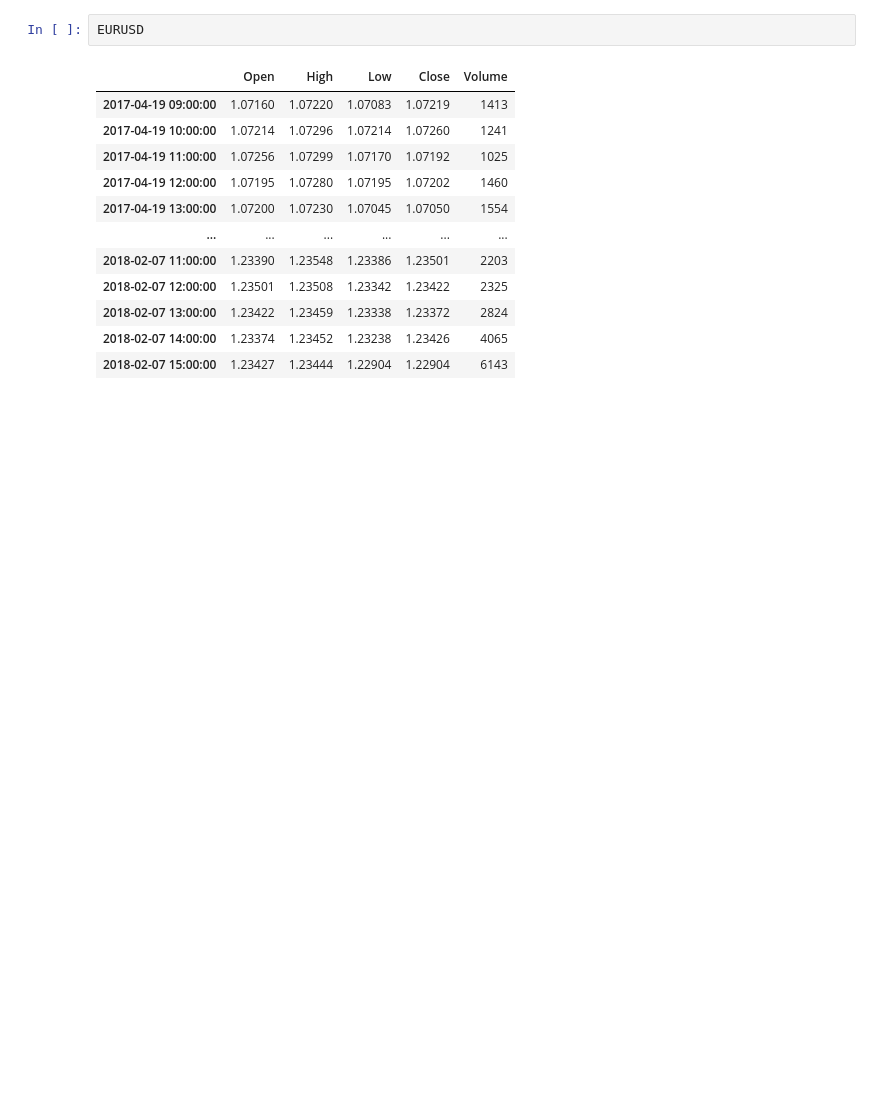
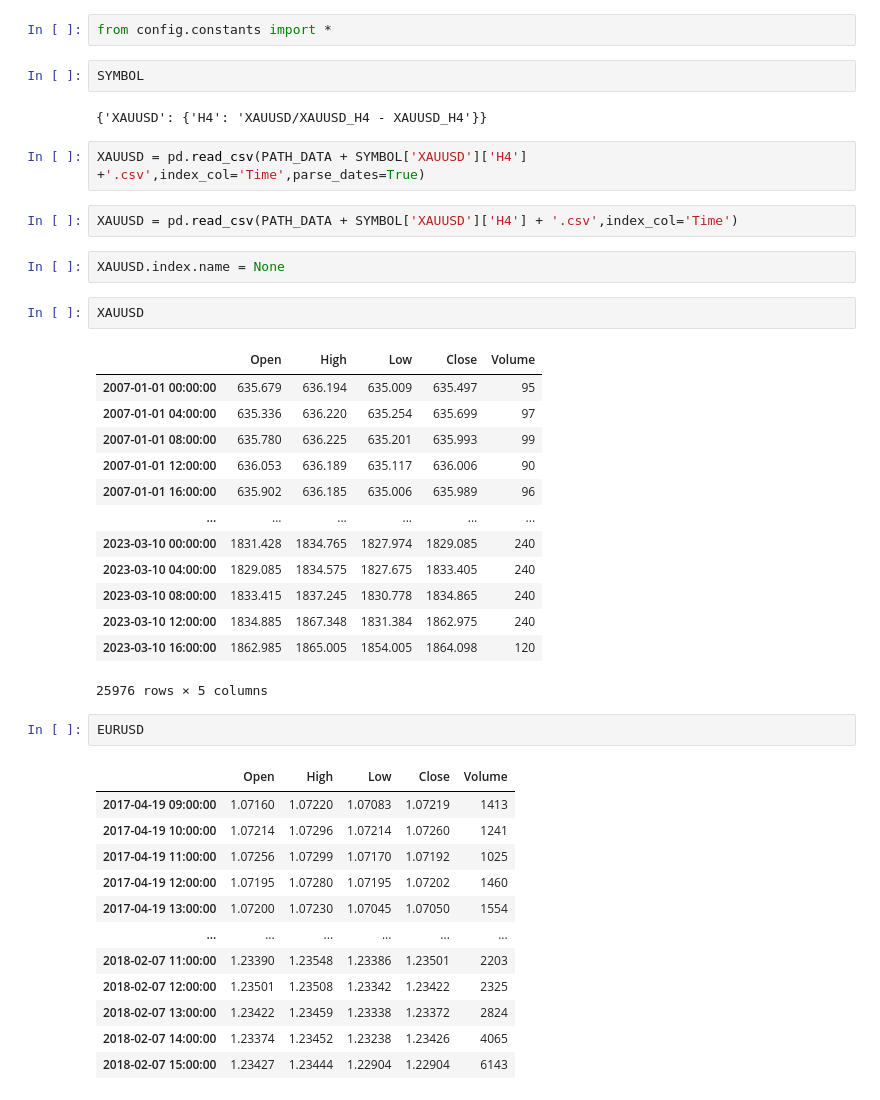
Before and after one commit to Kittipong91/XAUUSD_algorithmic_trading, a Jupyter notebook: notebooks/Backtesting/backtesting.ipynb, the cells around one changed output. Cells and saved outputs as stored; diff of their text form; blank space fills up the shorter version.

```diff
--- a/notebooks/Backtesting/backtesting.ipynb
+++ b/notebooks/Backtesting/backtesting.ipynb
@@ -5,3 +11,31 @@ import numpy as np
+# %%
+from config.constants import *
+# %%
+SYMBOL
+# %% [output]
+{'XAUUSD': {'H4': 'XAUUSD/XAUUSD_H4 - XAUUSD_H4'}}
+# %%
+XAUUSD = pd.read_csv(PATH_DATA + SYMBOL['XAUUSD']['H4'] +'.csv',index_col='Time',parse_dates=True)
+# %%
+XAUUSD = pd.read_csv(PATH_DATA + SYMBOL['XAUUSD']['H4'] + '.csv',index_col='Time')
+# %%
+XAUUSD.index.name = None
+# %%
+XAUUSD
+# %% [output]
+|  | Open | High | Low | Close | Volume |
+| 2007-01-01 00:00:00 | 635.679 | 636.194 | 635.009 | 635.497 | 95 |
+| 2007-01-01 04:00:00 | 635.336 | 636.220 | 635.254 | 635.699 | 97 |
+| 2007-01-01 08:00:00 | 635.780 | 636.225 | 635.201 | 635.993 | 99 |
+| 2007-01-01 12:00:00 | 636.053 | 636.189 | 635.117 | 636.006 | 90 |
+| 2007-01-01 16:00:00 | 635.902 | 636.185 | 635.006 | 635.989 | 96 |
+| ... | ... | ... | ... | ... | ... |
+| 2023-03-10 00:00:00 | 1831.428 | 1834.765 | 1827.974 | 1829.085 | 240 |
+| 2023-03-10 04:00:00 | 1829.085 | 1834.575 | 1827.675 | 1833.405 | 240 |
+| 2023-03-10 08:00:00 | 1833.415 | 1837.245 | 1830.778 | 1834.865 | 240 |
+| 2023-03-10 12:00:00 | 1834.885 | 1867.348 | 1831.384 | 1862.975 | 240 |
+| 2023-03-10 16:00:00 | 1862.985 | 1865.005 | 1854.005 | 1864.098 | 120 |
+25976 rows × 5 columns
 # %%
 EURUSD
 # %% [output]
```
Also changed, not shown: parts of 9 cells of this notebook, 2 other files.
